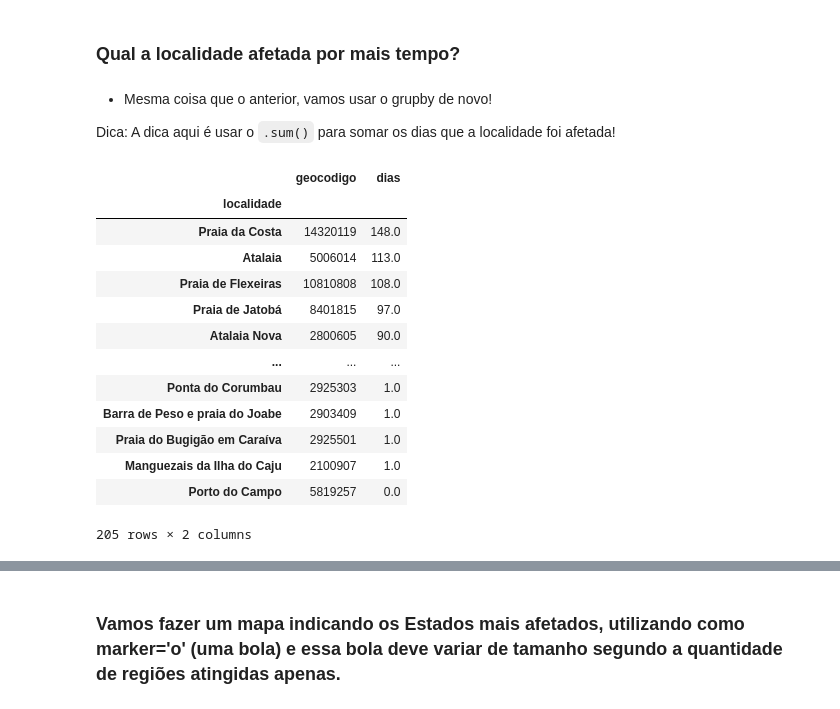
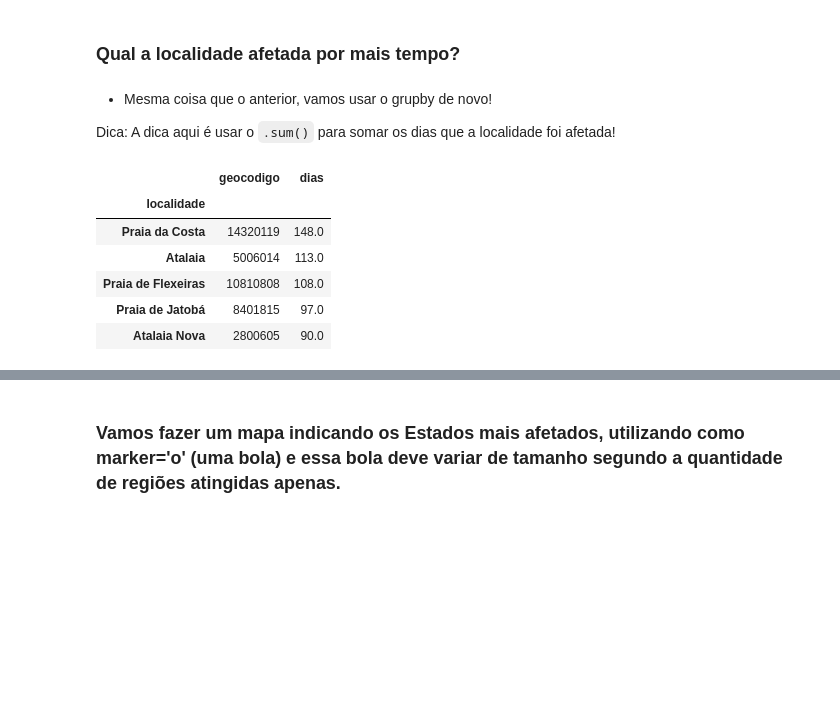
Before and after one commit to LuizaPS/MinicursoPython_AbmGeo, a Jupyter notebook: Aulas/Aula5_Python.ipynb, the cells around one changed output, grey strips where cells are left out. Cells and saved outputs as stored; diff of their text form; code cells hidden in the pictures; blank space fills up the shorter version.

```diff
--- a/Aulas/Aula5_Python.ipynb
+++ b/Aulas/Aula5_Python.ipynb
@@ -612,3 +598,0 @@ Data de Revista - Data de Avistagem
-# %%
-# Calculando o tempo de permanência da mancha em cada localidade
-df["dias"] = (df["Data_Revis"] - df["Data_Avist"]).dt.days
@@ -634,4 +617,0 @@ df['Status'] == 'Oleo Nao Observado'
-# %%
-# removendo linhas onde o status == nao observado
-filtr = (df['Status'] == 'Oleo Nao Observado')
-df = df[~filtr].copy()
@@ -640,4 +617,0 @@ df['dias'] == 0
-# %%
-# removendo registros onde o dias == 0
-filtr = (df['dias'] == 0)
-df = df[~filtr].copy()
@@ -700,26 +693,19 @@ df.groupby('municipio').count()\
 | Linhares | 9 | 9 | 9 | 9 | 9 | 9 | 9 | 9 | 9 | ... |
 # %% [markdown]
 ### Qual a localidade afetada por mais tempo?
-# %% [markdown]
-- Mesma coisa que o anterior, vamos usar o grupby de novo!
-
-Dica: A dica aqui é usar o `.sum()` para somar os dias que a localidade foi afetada!
+# %% [markdown]
+- Mesma coisa que o anterior, vamos usar o grupby de novo!
+
+Dica: A dica aqui é usar o `.sum()` para somar os dias que a localidade foi afetada!
 # %%
 ######################
 # praias afetadas por mais tempo
-df.groupby(by='localidade').sum().sort_values('dias', ascending=False) #.head(5)
+df.groupby(by='localidade').sum().sort_values('dias', ascending=False).head(5)
 # %% [output]
 |  | geocodigo | dias |
 | localidade |  |  |
 | Praia da Costa | 14320119 | 148.0 |
 | Atalaia | 5006014 | 113.0 |
 | Praia de Flexeiras | 10810808 | 108.0 |
 | Praia de Jatobá | 8401815 | 97.0 |
 | Atalaia Nova | 2800605 | 90.0 |
-| ... | ... | ... |
-| Ponta do Corumbau | 2925303 | 1.0 |
-| Barra de Peso e praia do Joabe | 2903409 | 1.0 |
-| Praia do Bugigão em Caraíva | 2925501 | 1.0 |
-| Manguezais da Ilha do Caju | 2100907 | 1.0 |
-| Porto do Campo | 5819257 | 0.0 |
-205 rows × 2 columns
```
Also changed, not shown: parts of 81 cells of this notebook.
